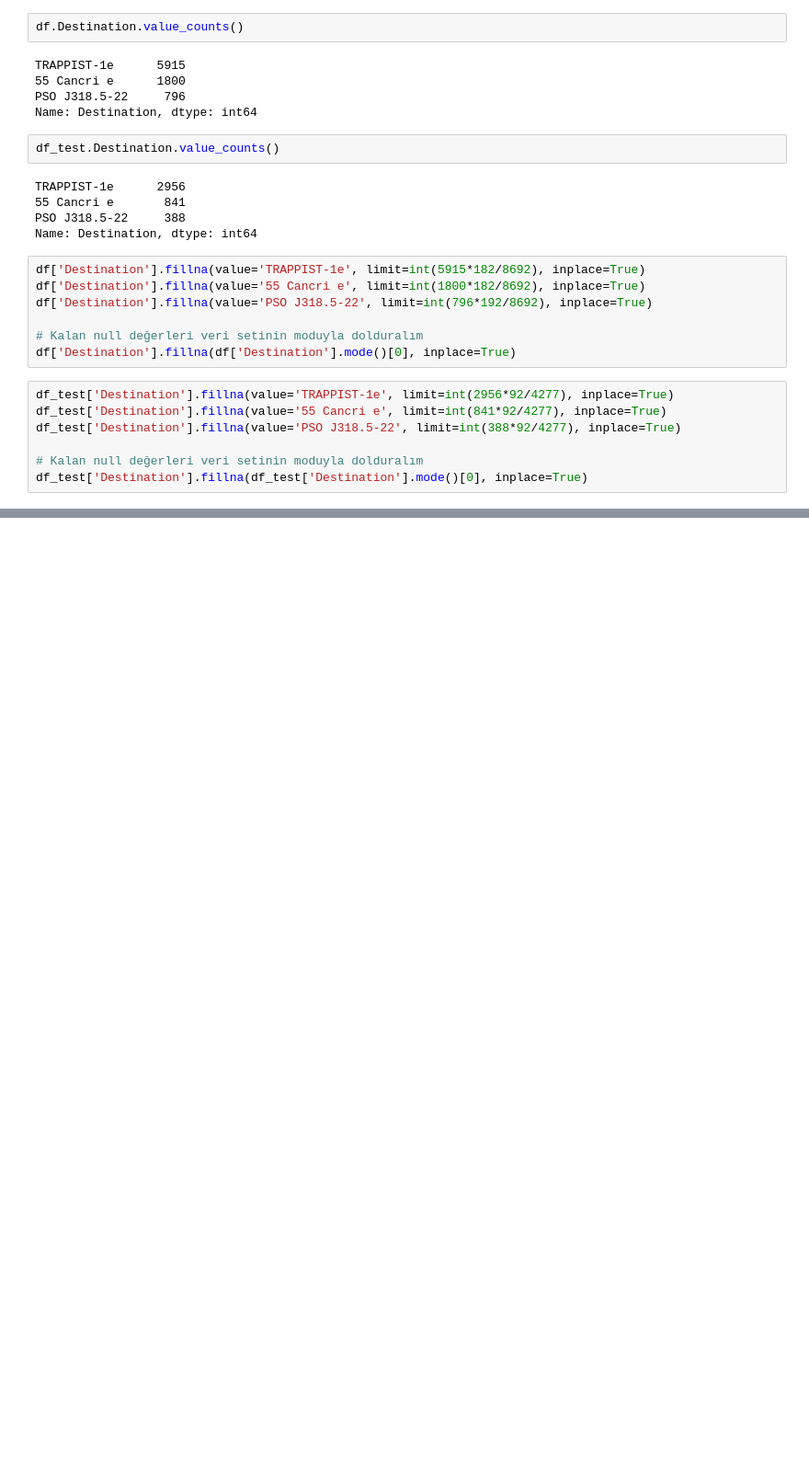
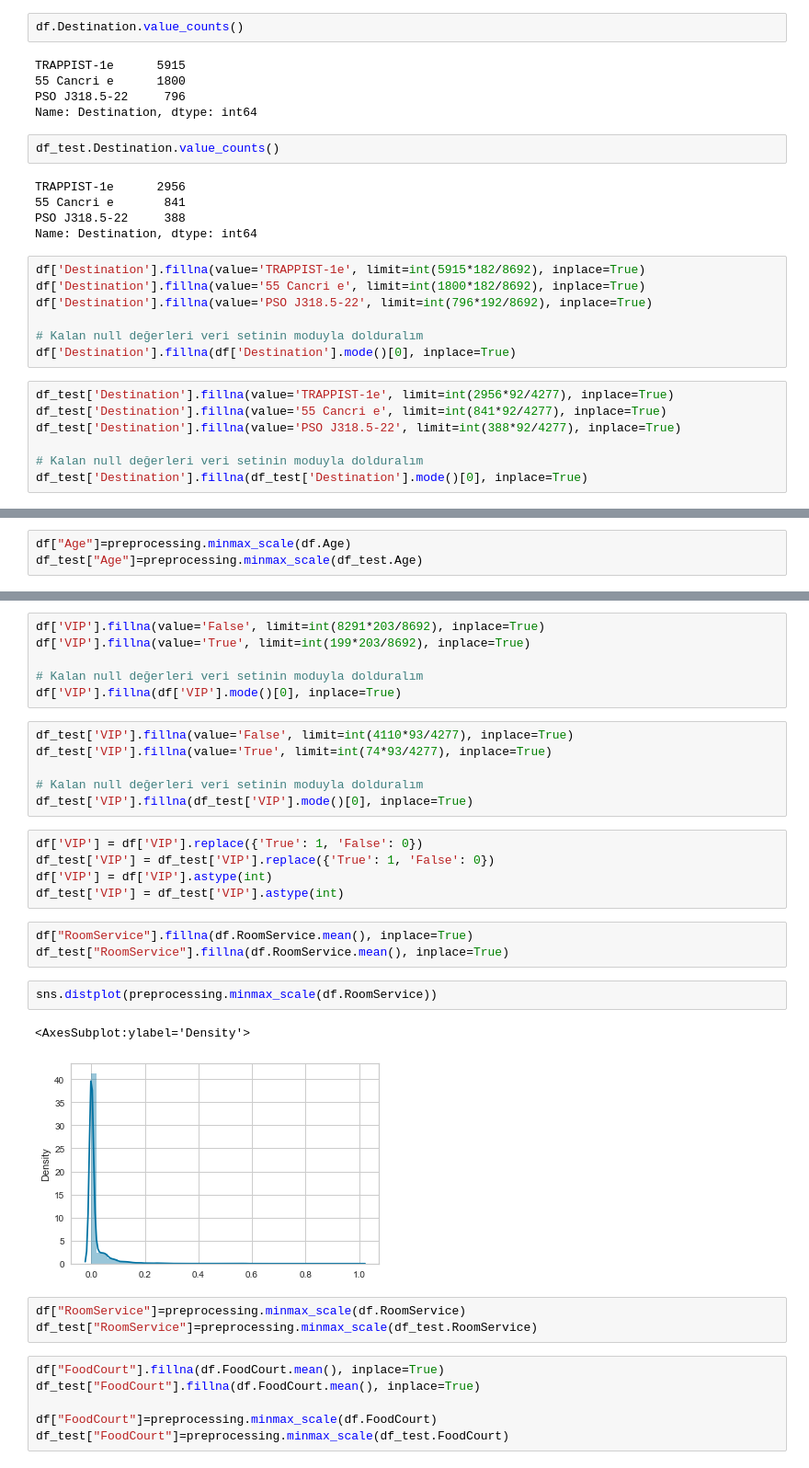
Before and after one commit to marbc3/Spaceship-Titanic, a Jupyter notebook: spaceshiptitanic.ipynb, the cells around one changed output, grey strips where cells are left out. Shown: that part at 92% size. Saved outputs shown, nothing was run; the diff lists cells and outputs as text; blank space fills up the shorter version.

```diff
--- a/spaceshiptitanic.ipynb
+++ b/spaceshiptitanic.ipynb
@@ -247,0 +261,3 @@ df_test['Destination'].fillna(df_test['Destination'].mode()[0], inplace=True)
+# %%
+df["Age"]=preprocessing.minmax_scale(df.Age)
+df_test["Age"]=preprocessing.minmax_scale(df_test.Age)
@@ -247,0 +270,34 @@ df_test['Destination'].fillna(df_test['Destination'].mode()[0], inplace=True)
+# %%
+df['VIP'].fillna(value='False', limit=int(8291*203/8692), inplace=True)
+df['VIP'].fillna(value='True', limit=int(199*203/8692), inplace=True)
+
+# Kalan null değerleri veri setinin moduyla dolduralım
+df['VIP'].fillna(df['VIP'].mode()[0], inplace=True)
+# %%
+df_test['VIP'].fillna(value='False', limit=int(4110*93/4277), inplace=True)
+df_test['VIP'].fillna(value='True', limit=int(74*93/4277), inplace=True)
+
+# Kalan null değerleri veri setinin moduyla dolduralım
+df_test['VIP'].fillna(df_test['VIP'].mode()[0], inplace=True)
+# %%
+df['VIP'] = df['VIP'].replace({'True': 1, 'False': 0})
+df_test['VIP'] = df_test['VIP'].replace({'True': 1, 'False': 0})
+df['VIP'] = df['VIP'].astype(int)
+df_test['VIP'] = df_test['VIP'].astype(int)
+# %%
+df["RoomService"].fillna(df.RoomService.mean(), inplace=True)
+df_test["RoomService"].fillna(df.RoomService.mean(), inplace=True)
+# %%
+sns.distplot(preprocessing.minmax_scale(df.RoomService))
+# %% [output]
+<AxesSubplot:ylabel='Density'>
+[figure, added]
+# %%
+df["RoomService"]=preprocessing.minmax_scale(df.RoomService)
+df_test["RoomService"]=preprocessing.minmax_scale(df_test.RoomService)
+# %%
+df["FoodCourt"].fillna(df.FoodCourt.mean(), inplace=True)
+df_test["FoodCourt"].fillna(df.FoodCourt.mean(), inplace=True)
+
+df["FoodCourt"]=preprocessing.minmax_scale(df.FoodCourt)
+df_test["FoodCourt"]=preprocessing.minmax_scale(df_test.FoodCourt)
```
Also changed, not shown: parts of 42 cells of this notebook.
